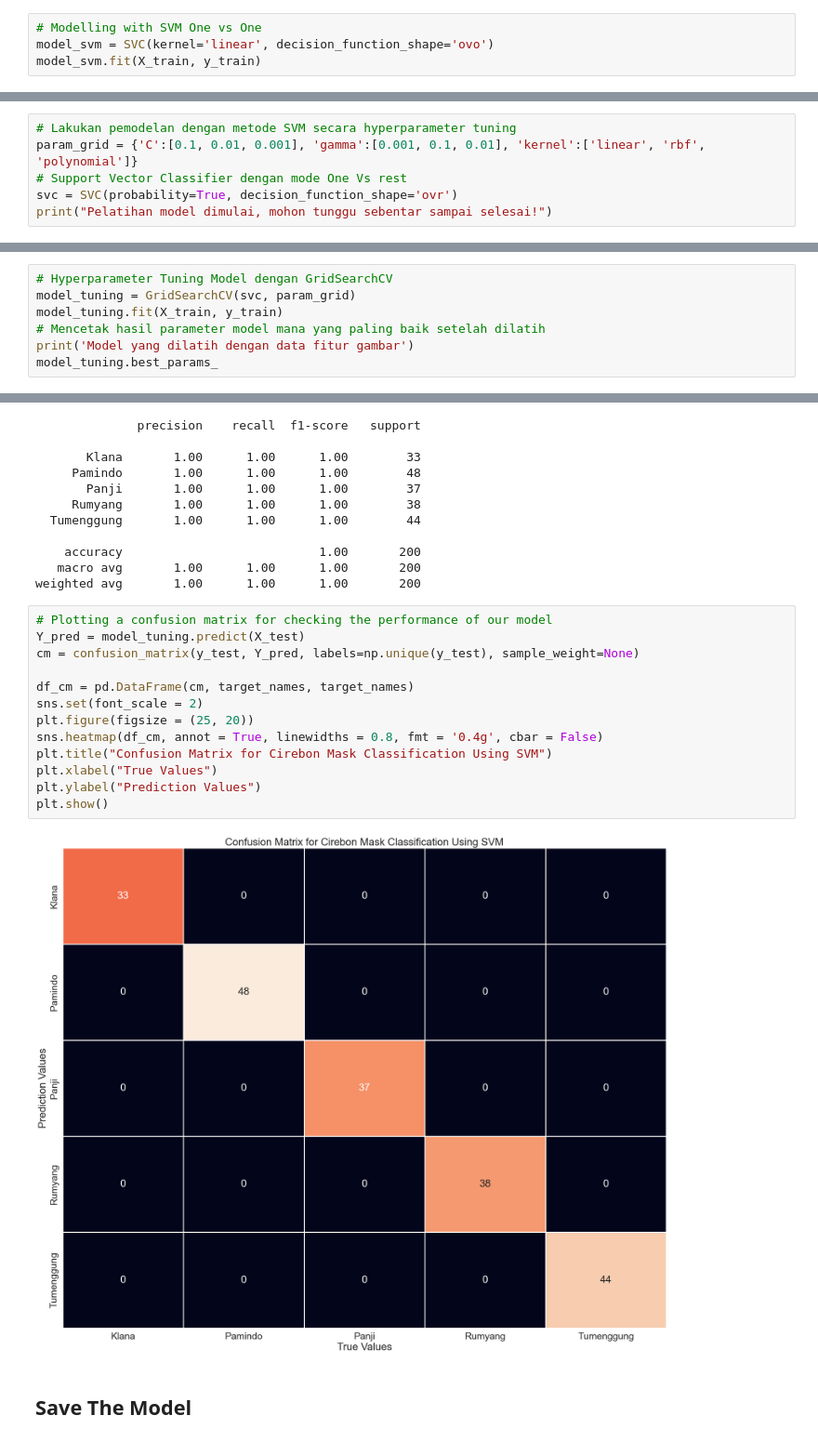
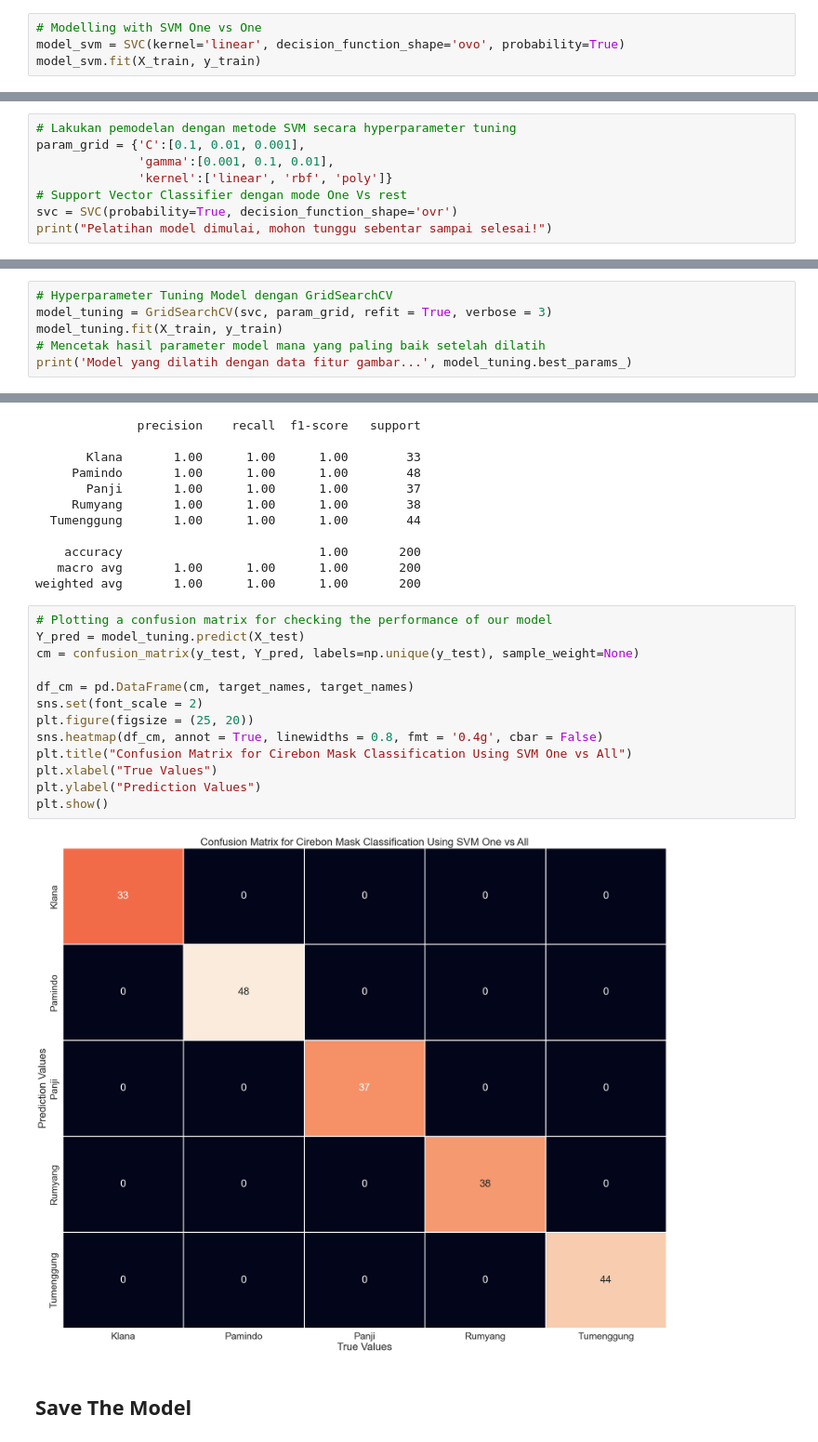
Before and after one commit to fendy07/cirebon_mask, a Jupyter notebook: SVM_Cirebon.ipynb, the cells around one changed output, grey strips where cells are left out. Shown at 93% size. Saved outputs shown, nothing was run; the diff lists cells and outputs as text.

```diff
--- a/SVM_Cirebon.ipynb
+++ b/SVM_Cirebon.ipynb
@@ -109,5 +136,5 @@ Data Testing :  (200, 28) (200,)
 # %%
 # Modelling with SVM One vs One
-model_svm = SVC(kernel='linear', decision_function_shape='ovo')
+model_svm = SVC(kernel='linear', decision_function_shape='ovo', probability=True)
 model_svm.fit(X_train, y_train)
 # %% [output]
@@ -166,6 +225,8 @@ plt.show()
 # %%
 # Lakukan pemodelan dengan metode SVM secara hyperparameter tuning
-param_grid = {'C':[0.1, 0.01, 0.001], 'gamma':[0.001, 0.1, 0.01], 'kernel':['linear', 'rbf', 'polynomial']}
+param_grid = {'C':[0.1, 0.01, 0.001],
+              'gamma':[0.001, 0.1, 0.01],
+              'kernel':['linear', 'rbf', 'poly']}
 # Support Vector Classifier dengan mode One Vs rest
 svc = SVC(probability=True, decision_function_shape='ovr')
 print("Pelatihan model dimulai, mohon tunggu sebentar sampai selesai!")
@@ -173,9 +234,8 @@ print("Pelatihan model dimulai, mohon tunggu sebentar sampai selesai!")
 Pelatihan model dimulai, mohon tunggu sebentar sampai selesai!
 # %%
 # Hyperparameter Tuning Model dengan GridSearchCV
-model_tuning = GridSearchCV(svc, param_grid)
+model_tuning = GridSearchCV(svc, param_grid, refit = True, verbose = 3)
 model_tuning.fit(X_train, y_train)
 # Mencetak hasil parameter model mana yang paling baik setelah dilatih
-print('Model yang dilatih dengan data fitur gambar')
-model_tuning.best_params_
+print('Model yang dilatih dengan data fitur gambar...', model_tuning.best_params_)
 # %% [output]
@@ -261,18 +319,18 @@ weighted avg       1.00      1.00      1.00       200
 # %%
 # Plotting a confusion matrix for checking the performance of our model
 Y_pred = model_tuning.predict(X_test)
 cm = confusion_matrix(y_test, Y_pred, labels=np.unique(y_test), sample_weight=None)
 
 df_cm = pd.DataFrame(cm, target_names, target_names)
 sns.set(font_scale = 2)
 plt.figure(figsize = (25, 20))
 sns.heatmap(df_cm, annot = True, linewidths = 0.8, fmt = '0.4g', cbar = False)
-plt.title("Confusion Matrix for Cirebon Mask Classification Using SVM")
+plt.title("Confusion Matrix for Cirebon Mask Classification Using SVM One vs All")
 plt.xlabel("True Values")
 plt.ylabel("Prediction Values")
 plt.show()
 # %% [output]
-[figure, old version]
+[figure, new version]
 # %% [markdown]
 ## <b>Save The Model</b>
 # %%
```
Also changed, not shown: parts of 20 cells of this notebook, 27 other files.
